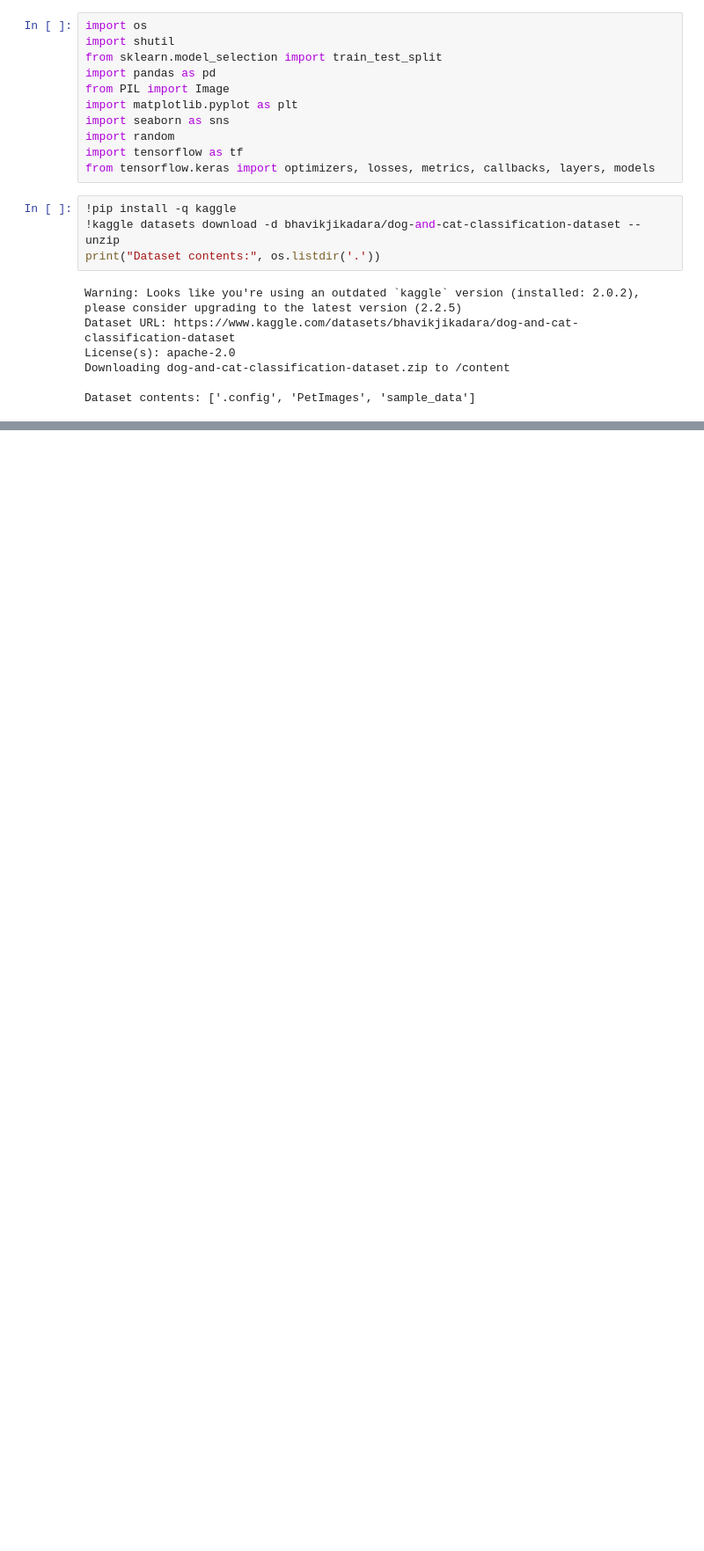
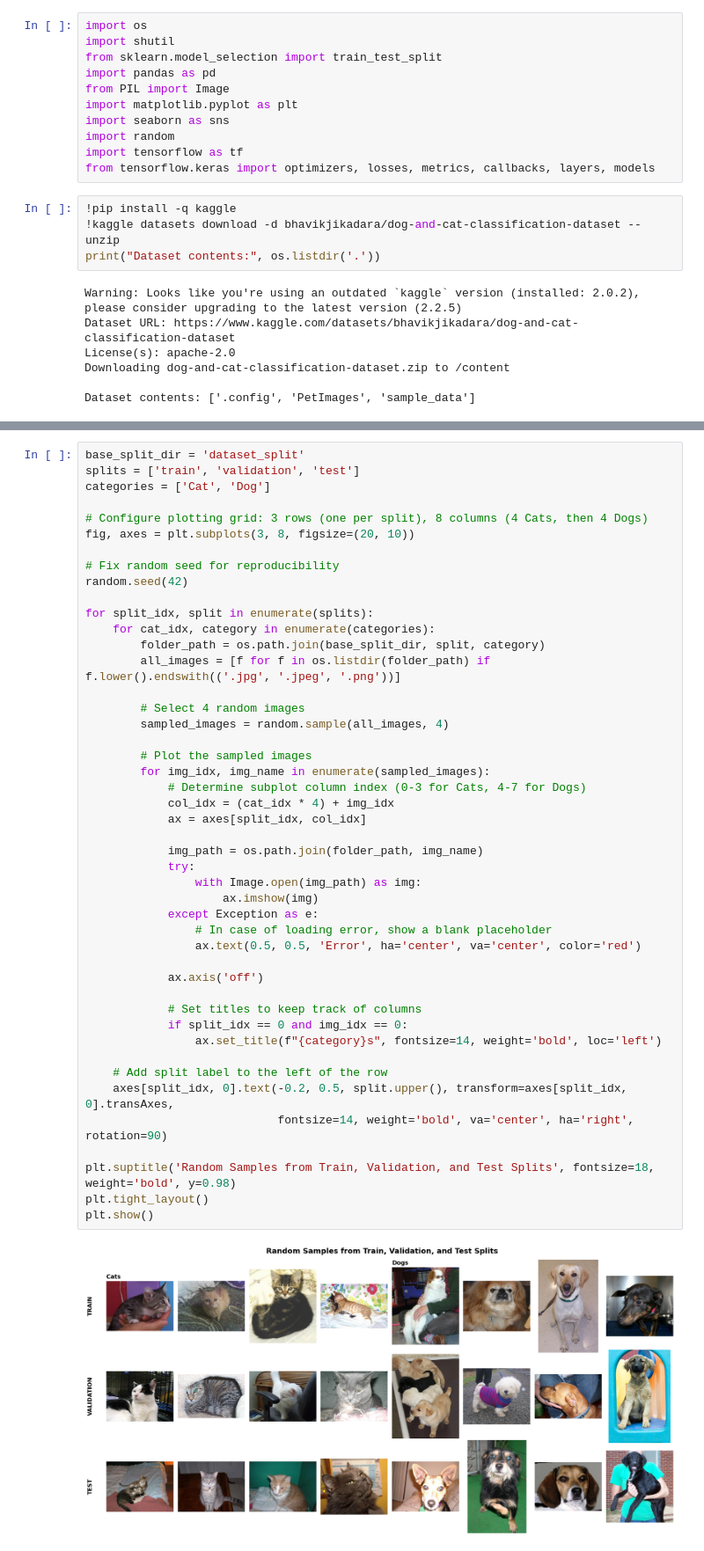
Before and after one commit to abderrazakmahiii/Convolutional-Neural-Network-Projects, a Jupyter notebook: cat_dog_binary_classification.ipynb, the cells around one changed output, grey strips where cells are left out. Shown at 88% size. Drawn from its saved outputs; the diff is of its cells as text; blank space fills up the shorter version.

```diff
--- a/cat_dog_binary_classification.ipynb
+++ b/cat_dog_binary_classification.ipynb
@@ -22,0 +175,48 @@ Dataset contents: ['.config', 'PetImages', 'sample_data']
+# %%
+base_split_dir = 'dataset_split'
+splits = ['train', 'validation', 'test']
+categories = ['Cat', 'Dog']
+
+# Configure plotting grid: 3 rows (one per split), 8 columns (4 Cats, then 4 Dogs)
+fig, axes = plt.subplots(3, 8, figsize=(20, 10))
+
+# Fix random seed for reproducibility
+random.seed(42)
+
+for split_idx, split in enumerate(splits):
+    for cat_idx, category in enumerate(categories):
+        folder_path = os.path.join(base_split_dir, split, category)
+        all_images = [f for f in os.listdir(folder_path) if f.lower().endswith(('.jpg', '.jpeg', '.png'))]
+
+        # Select 4 random images
+        sampled_images = random.sample(all_images, 4)
+
+        # Plot the sampled images
+        for img_idx, img_name in enumerate(sampled_images):
+            # Determine subplot column index (0-3 for Cats, 4-7 for Dogs)
+            col_idx = (cat_idx * 4) + img_idx
+            ax = axes[split_idx, col_idx]
+
+            img_path = os.path.join(folder_path, img_name)
+            try:
+                with Image.open(img_path) as img:
+                    ax.imshow(img)
+            except Exception as e:
+                # In case of loading error, show a blank placeholder
+                ax.text(0.5, 0.5, 'Error', ha='center', va='center', color='red')
+
+            ax.axis('off')
+
+            # Set titles to keep track of columns
+            if split_idx == 0 and img_idx == 0:
+                ax.set_title(f"{category}s", fontsize=14, weight='bold', loc='left')
+
+    # Add split label to the left of the row
+    axes[split_idx, 0].text(-0.2, 0.5, split.upper(), transform=axes[split_idx, 0].transAxes,
+                            fontsize=14, weight='bold', va='center', ha='right', rotation=90)
+
+plt.suptitle('Random Samples from Train, Validation, and Test Splits', fontsize=18, weight='bold', y=0.98)
+plt.tight_layout()
+plt.show()
+# %% [output]
+[figure, added]
```
Also changed, not shown: parts of 15 cells of this notebook.
